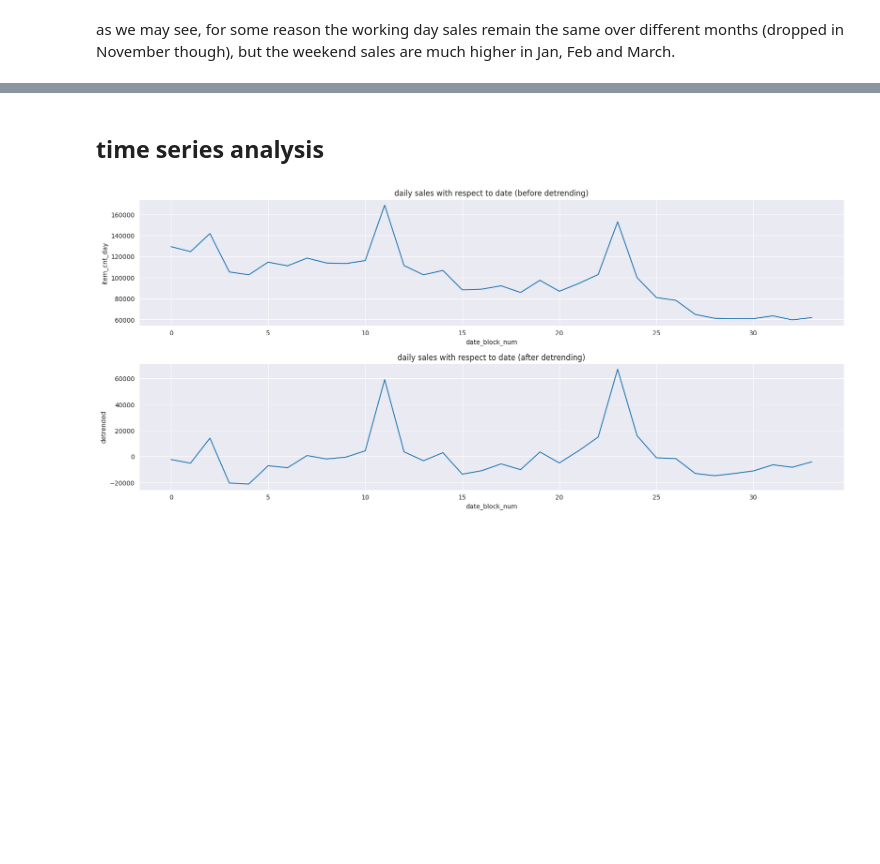
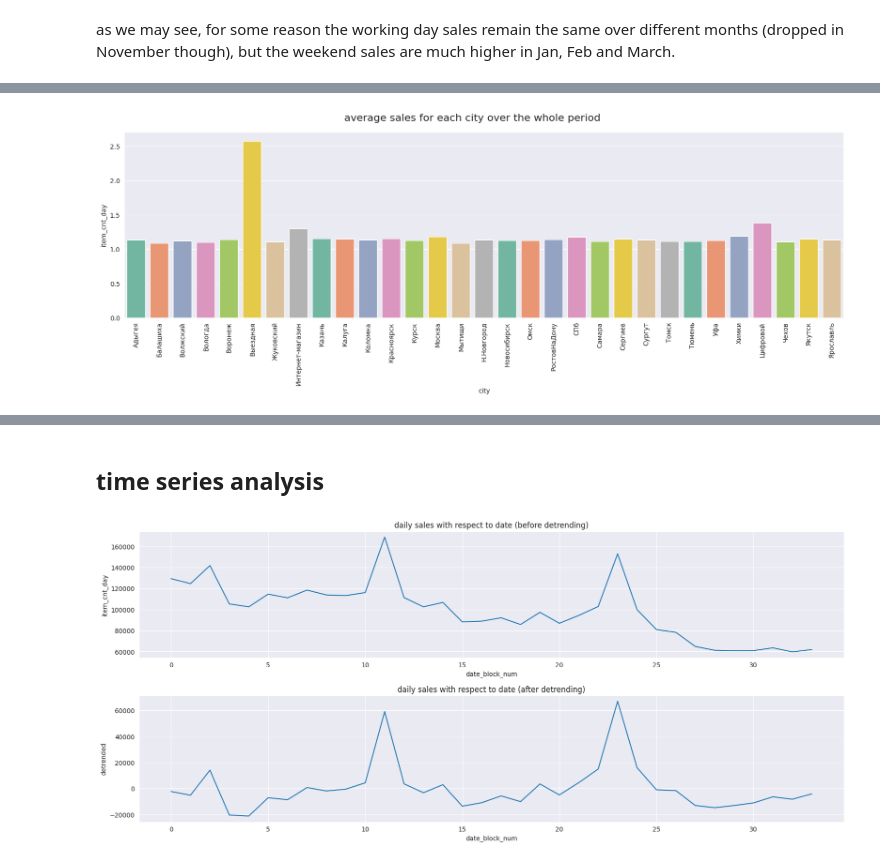
Before and after one commit to lopharb/ds_practice, a Jupyter notebook: notebooks/eda.ipynb, the cells around one changed output, grey strips where cells are left out. Cells and saved outputs as stored; diff of their text form; code cells hidden in the pictures; blank space fills up the shorter version.

```diff
--- a/notebooks/eda.ipynb
+++ b/notebooks/eda.ipynb
@@ -146,0 +212,4 @@ as we may see, for some reason the working day sales remain the same over differ
+# %%
+barplots(data, ['city'], 'item_cnt_day', rotate=True, title='average sales for each city over the whole period', aggregation='mean')
+# %% [output]
+[figure, added]
```
Also changed, not shown: parts of 28 cells of this notebook.
